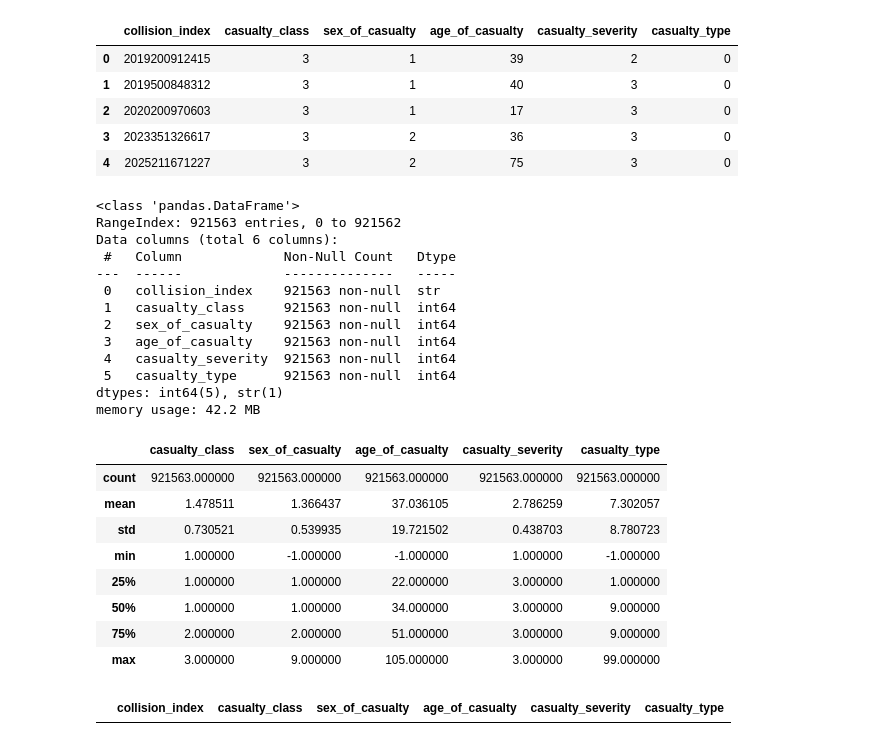
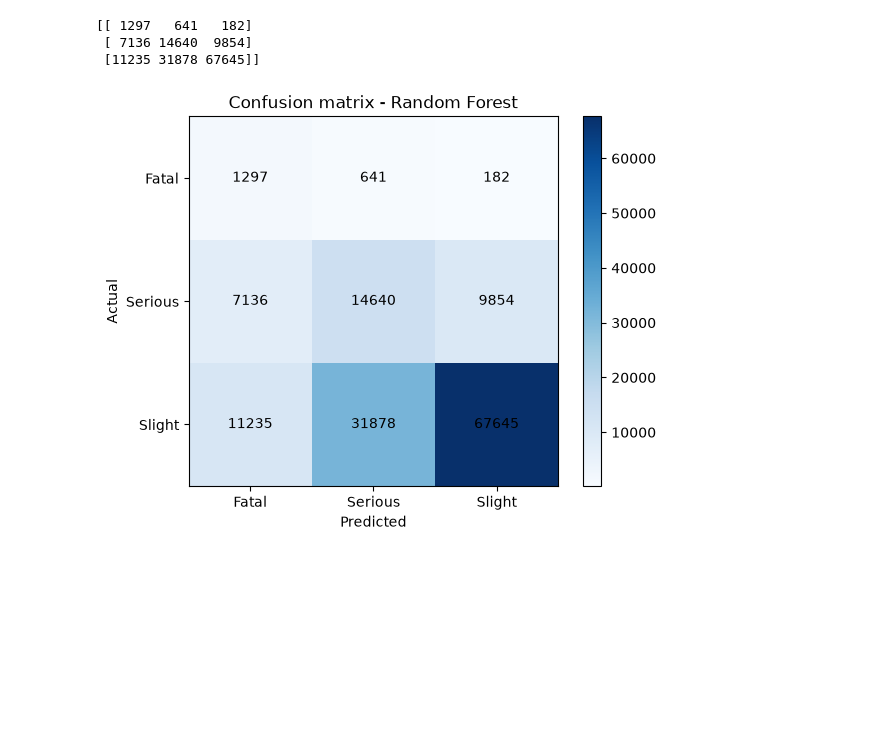
Before and after one commit to PraveenAnilKumar/Road-Collision-Severity-Predictor, a Jupyter notebook: road accidents.ipynb, the cells around one changed output. Cells and saved outputs as stored; diff of their text form; code cells hidden in the pictures; blank space fills up the shorter version.

```diff
--- a/road accidents.ipynb
+++ b/road accidents.ipynb
@@ -161,41 +247,20 @@ df_1.shape
 # %%
-df_1.head()
+cm = confusion_matrix(y_test, best_pred)
+print(cm)
+
+plt.imshow(cm, cmap="Blues")
+plt.colorbar()
+plt.xticks([0, 1, 2], ["Fatal", "Serious", "Slight"])
+plt.yticks([0, 1, 2], ["Fatal", "Serious", "Slight"])
+plt.xlabel("Predicted")
+plt.ylabel("Actual")
+plt.title("Confusion matrix - " + best_name)
+for i in range(3):
+    for j in range(3):
+        plt.text(j, i, cm[i, j], ha="center", va="center")
+plt.show()
 # %% [output]
-|  | collision_index | casualty_class | sex_of_casualty | age_of_casualty | casualty_severity | casualty_type |
-| 0 | 2019200912415 | 3 | 1 | 39 | 2 | 0 |
-| 1 | 2019500848312 | 3 | 1 | 40 | 3 | 0 |
-| 2 | 2020200970603 | 3 | 1 | 17 | 3 | 0 |
-| 3 | 2023351326617 | 3 | 2 | 36 | 3 | 0 |
-| 4 | 2025211671227 | 3 | 2 | 75 | 3 | 0 |
+[[ 1297   641   182]
+ [ 7136 14640  9854]
+ [11235 31878 67645]]
+[figure, added]
-# %%
-df_1.info()
-# %% [output]
-<class 'pandas.DataFrame'>
-RangeIndex: 921563 entries, 0 to 921562
-Data columns (total 6 columns):
- #   Column             Non-Null Count   Dtype
----  ------             --------------   -----
- 0   collision_index    921563 non-null  str
- 1   casualty_class     921563 non-null  int64
- 2   sex_of_casualty    921563 non-null  int64
- 3   age_of_casualty    921563 non-null  int64
- 4   casualty_severity  921563 non-null  int64
- 5   casualty_type      921563 non-null  int64
-dtypes: int64(5), str(1)
-memory usage: 42.2 MB
-# %%
-df_1.describe()
-# %% [output]
-|  | casualty_class | sex_of_casualty | age_of_casualty | casualty_severity | casualty_type |
-| count | 921563.000000 | 921563.000000 | 921563.000000 | 921563.000000 | 921563.000000 |
-| mean | 1.478511 | 1.366437 | 37.036105 | 2.786259 | 7.302057 |
-| std | 0.730521 | 0.539935 | 19.721502 | 0.438703 | 8.780723 |
-| min | 1.000000 | -1.000000 | -1.000000 | 1.000000 | -1.000000 |
-| 25% | 1.000000 | 1.000000 | 22.000000 | 3.000000 | 1.000000 |
-| 50% | 1.000000 | 1.000000 | 34.000000 | 3.000000 | 9.000000 |
-| 75% | 2.000000 | 2.000000 | 51.000000 | 3.000000 | 9.000000 |
-| max | 3.000000 | 9.000000 | 105.000000 | 3.000000 | 99.000000 |
-# %%
-df_1[df_1.isnull().any(axis=1)]
-# %% [output]
-|  | collision_index | casualty_class | sex_of_casualty | age_of_casualty | casualty_severity | casualty_type |
```
Also changed, not shown: parts of 15 cells of this notebook, 1 other file.
